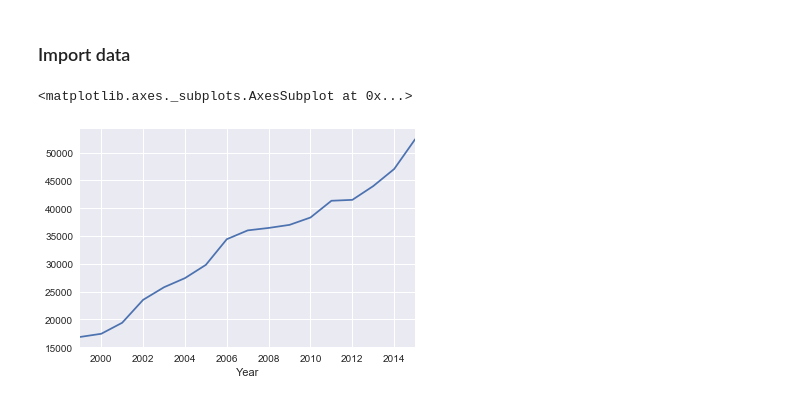
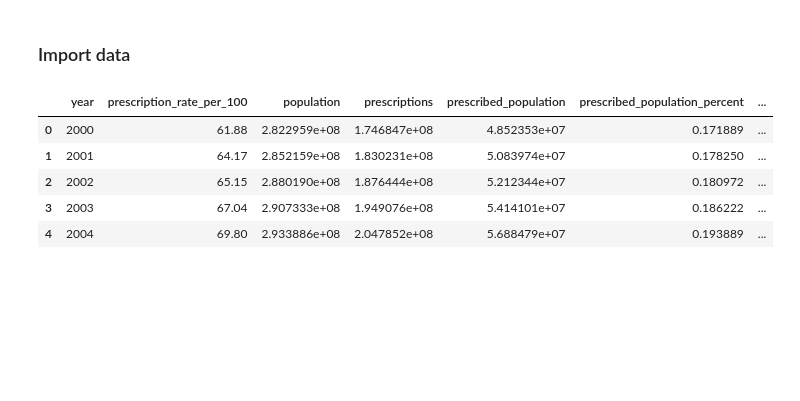
Before and after one commit to lauraware/am205project, a Jupyter notebook: Fitting_2.ipynb, the cells around one changed output. Cells and saved outputs as stored; diff of their text form; code cells hidden in the pictures; blank space fills up the shorter version.

```diff
--- a/Fitting_2.ipynb
+++ b/Fitting_2.ipynb
@@ -34,9 +34,3 @@ data['Deaths'] = pd.to_numeric(data['Deaths'], errors='coerce')
 data['Population'] = data['Population'].apply(lambda x: x.replace(',',''))
 data['Population'] = pd.to_numeric(data['Population'], errors='coerce')
 data['Age-adjusted Rate'] = data['Age-adjusted Rate']*data['Population']/100000
-# %%
-yearly_deaths = data.groupby(['Year'])['Deaths'].sum()
-yearly_deaths.plot()
-# %% [output]
-<matplotlib.axes._subplots.AxesSubplot at 0x...>
-[figure, removed]
@@ -42,0 +66,9 @@ yearly_deaths.plot()
+# %%
+df.head()
+# %% [output]
+|  | year | prescription_rate_per_100 | population | prescriptions | prescribed_population | prescribed_population_percent | ... |
+| 0 | 2000 | 61.88 | 2.822959e+08 | 1.746847e+08 | 4.852353e+07 | 0.171889 | ... |
+| 1 | 2001 | 64.17 | 2.852159e+08 | 1.830231e+08 | 5.083974e+07 | 0.178250 | ... |
+| 2 | 2002 | 65.15 | 2.880190e+08 | 1.876444e+08 | 5.212344e+07 | 0.180972 | ... |
+| 3 | 2003 | 67.04 | 2.907333e+08 | 1.949076e+08 | 5.414101e+07 | 0.186222 | ... |
+| 4 | 2004 | 69.80 | 2.933886e+08 | 2.047852e+08 | 5.688479e+07 | 0.193889 | ... |
```
Also changed, not shown: parts of 14 cells of this notebook, 3 other files.
